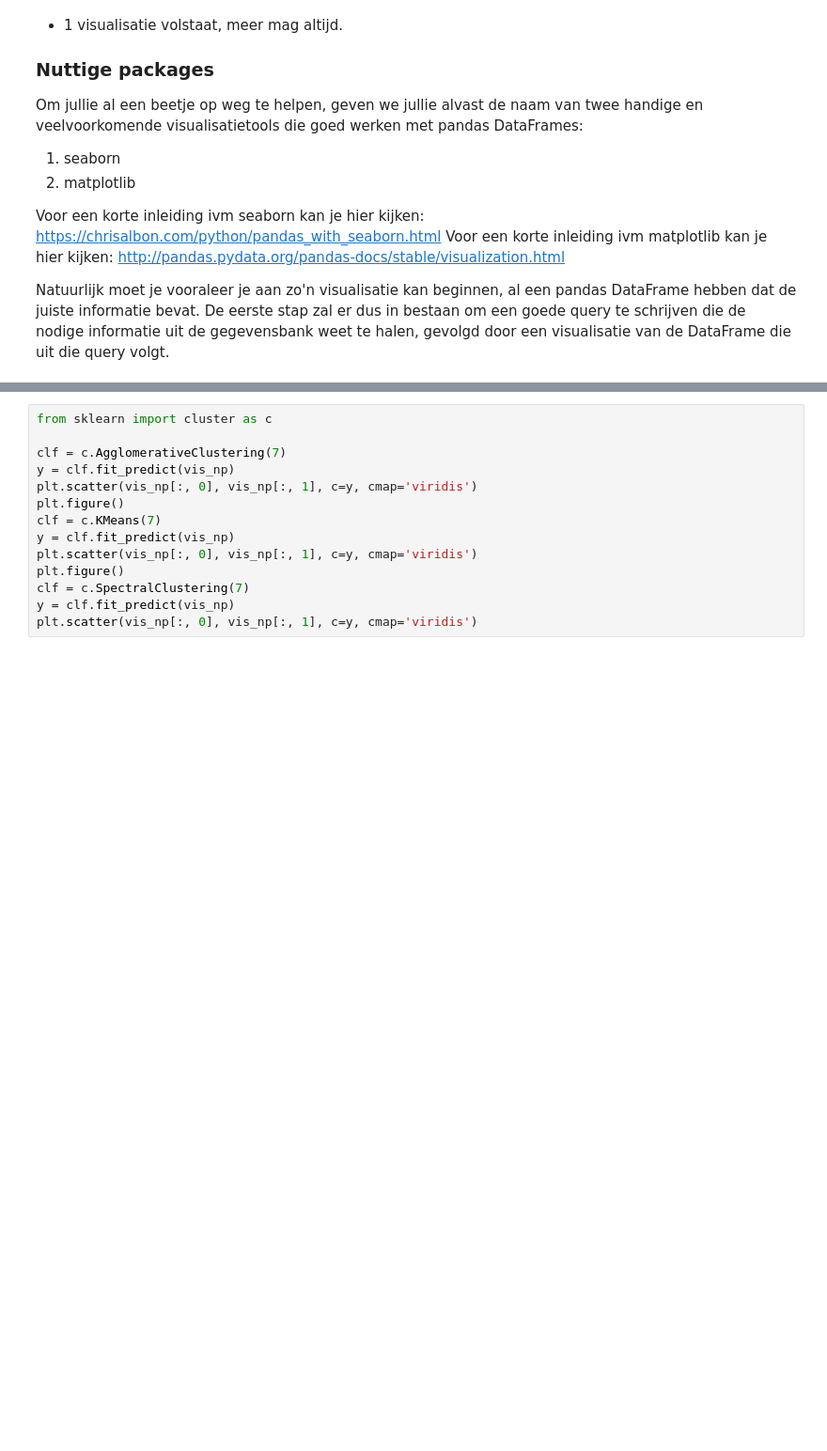
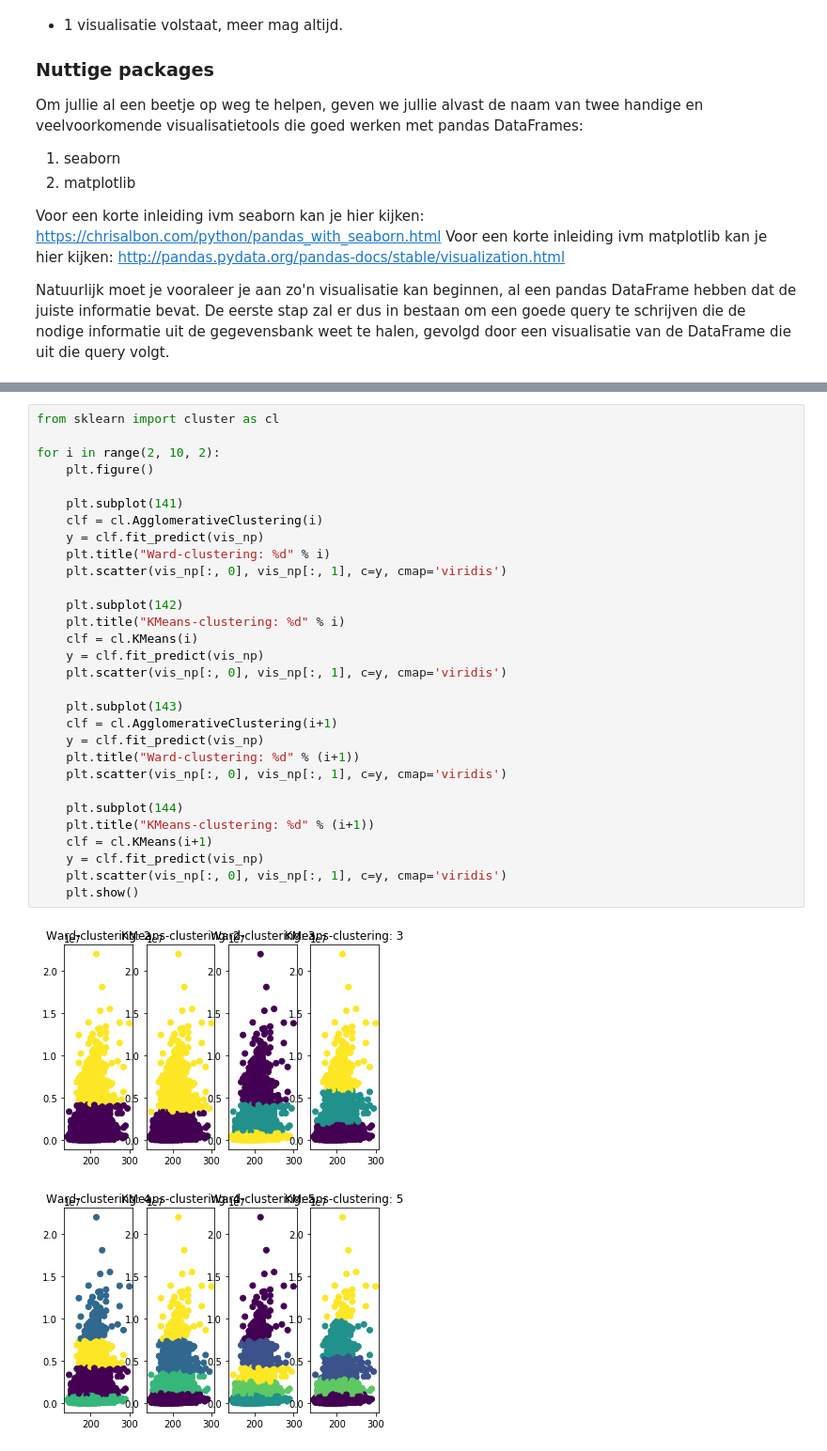
Before and after one commit to eliasverheyen/DB_PART4, a Jupyter notebook: Pt IV_0905.ipynb, the cells around one changed output, grey strips where cells are left out. Shown at 94% size. Drawn from its saved outputs; the diff is of its cells as text; blank space fills up the shorter version.

```diff
--- a/Pt IV_0905.ipynb
+++ b/Pt IV_0905.ipynb
@@ -292,14 +292,33 @@ plt.scatter(vis_np[:, 0], vis_np[:, 1])
-# %%
-from sklearn import cluster as c
-
-clf = c.AgglomerativeClustering(7)
-y = clf.fit_predict(vis_np)
-plt.scatter(vis_np[:, 0], vis_np[:, 1], c=y, cmap='viridis')
-plt.figure()
-clf = c.KMeans(7)
-y = clf.fit_predict(vis_np)
-plt.scatter(vis_np[:, 0], vis_np[:, 1], c=y, cmap='viridis')
-plt.figure()
-clf = c.SpectralClustering(7)
-y = clf.fit_predict(vis_np)
-plt.scatter(vis_np[:, 0], vis_np[:, 1], c=y, cmap='viridis')
+# %%
+from sklearn import cluster as cl
+
+for i in range(2, 10, 2):
+    plt.figure()
+
+    plt.subplot(141)
+    clf = cl.AgglomerativeClustering(i)
+    y = clf.fit_predict(vis_np)
+    plt.title("Ward-clustering: %d" % i)
+    plt.scatter(vis_np[:, 0], vis_np[:, 1], c=y, cmap='viridis')
+
+    plt.subplot(142)
+    plt.title("KMeans-clustering: %d" % i)
+    clf = cl.KMeans(i)
+    y = clf.fit_predict(vis_np)
+    plt.scatter(vis_np[:, 0], vis_np[:, 1], c=y, cmap='viridis')
+
+    plt.subplot(143)
+    clf = cl.AgglomerativeClustering(i+1)
+    y = clf.fit_predict(vis_np)
+    plt.title("Ward-clustering: %d" % (i+1))
+    plt.scatter(vis_np[:, 0], vis_np[:, 1], c=y, cmap='viridis')
+
+    plt.subplot(144)
+    plt.title("KMeans-clustering: %d" % (i+1))
+    clf = cl.KMeans(i+1)
+    y = clf.fit_predict(vis_np)
+    plt.scatter(vis_np[:, 0], vis_np[:, 1], c=y, cmap='viridis')
+    plt.show()
+# %% [output]
+[figure, added]
+[figure, added]
```
Also changed, not shown: parts of 7 cells of this notebook.
